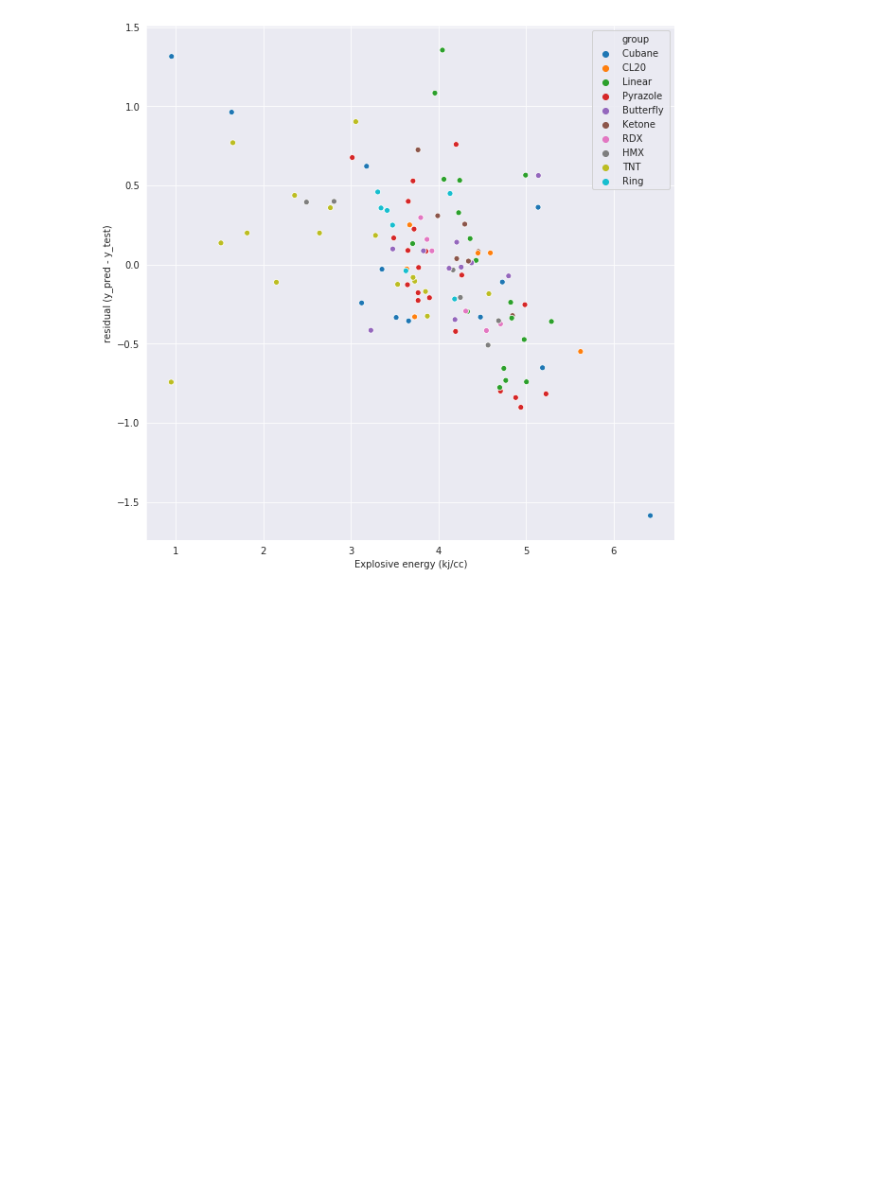
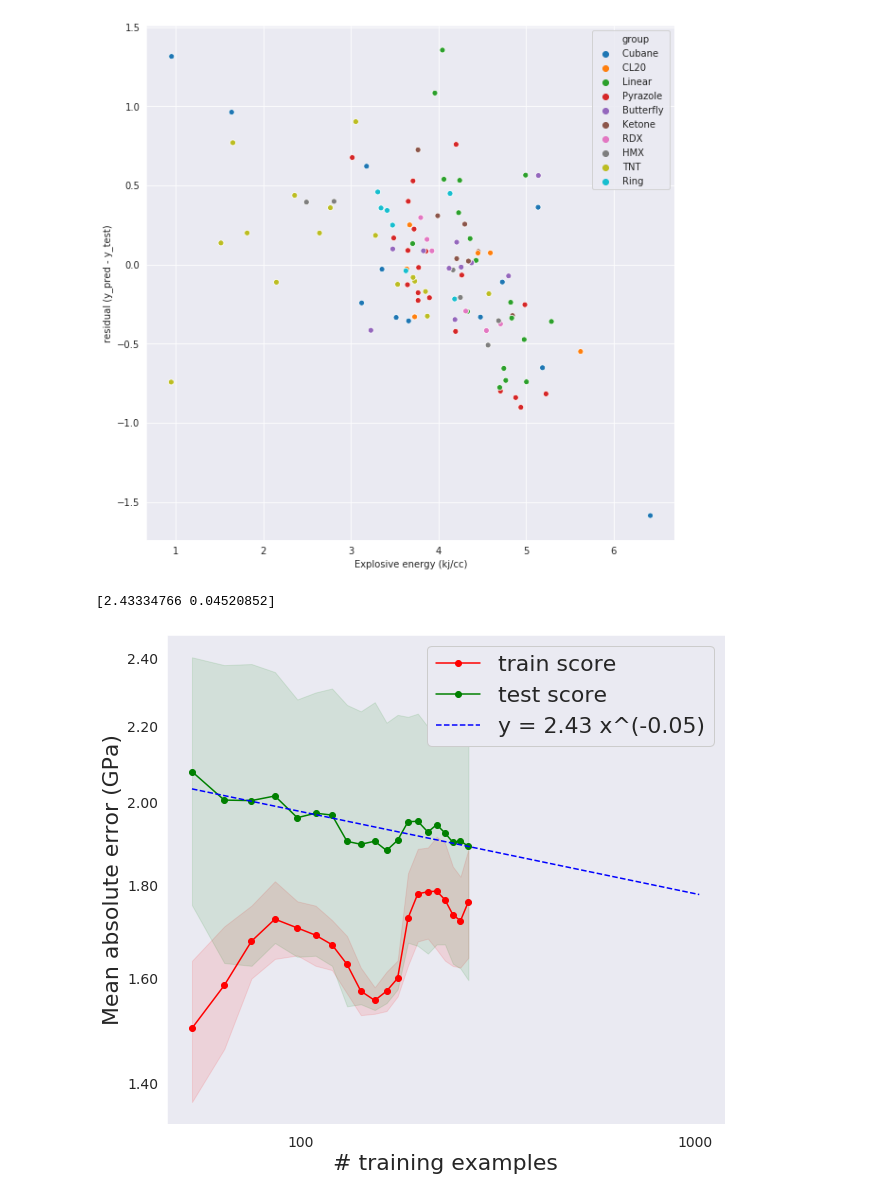
Before and after one commit to rahul-aedula95/ScientificML, a Jupyter notebook: 104/104.ipynb, the cells around one changed output. Drawn from its saved outputs; the diff is of its cells as text; code cells hidden in the pictures; blank space fills up the shorter version.

Commit message:
Updated Learning curves

```diff
--- a/104/104.ipynb
+++ b/104/104.ipynb
@@ -247,3 +247,27 @@ ax = sns.scatterplot(data=scores_df,y='residual (y_pred - y_test)',x='Explosive
 plt.show()
 # %% [output]
 [figure]
+# %%
+from mmltoolkit.learning_curves import *
+def fp_fun(mol):
+    return FingerprintMol(mol)[0][6:37]
+
+
+data = pd.read_excel('data/combined_data.xlsx', skipfooter=83) #37
+
+data = data.sample(frac=1).reset_index(drop=True)
+
+data['Mols'] = data['SMILES'].apply(Chem.MolFromSmiles)
+
+data['Fingerprint'] = data['Mols'].apply(fp_fun)
+data['Mols'] = data['Mols'].apply(Chem.AddHs)
+bond_types, X_LBoB = sum_over_bonds(list(data['Mols']), return_names=True)
+
+model = KernelRidge(**{'alpha': 4.2919342601287781e-14, 'gamma': 1.0000000000000001e-15, 'kernel': 'rbf'})
+
+cv=KFold(n_splits=5,shuffle=True)
+plt = plot_learning_curve(model, X_LBoB, data['detonation pressure (GPa)'].values, fit_exponential=True, units = '(GPa)',
+                    n_jobs=-1, title='', cv=cv, include_title=True)
+# %% [output]
+[2.43334766 0.04520852]
+[figure, added]
```
